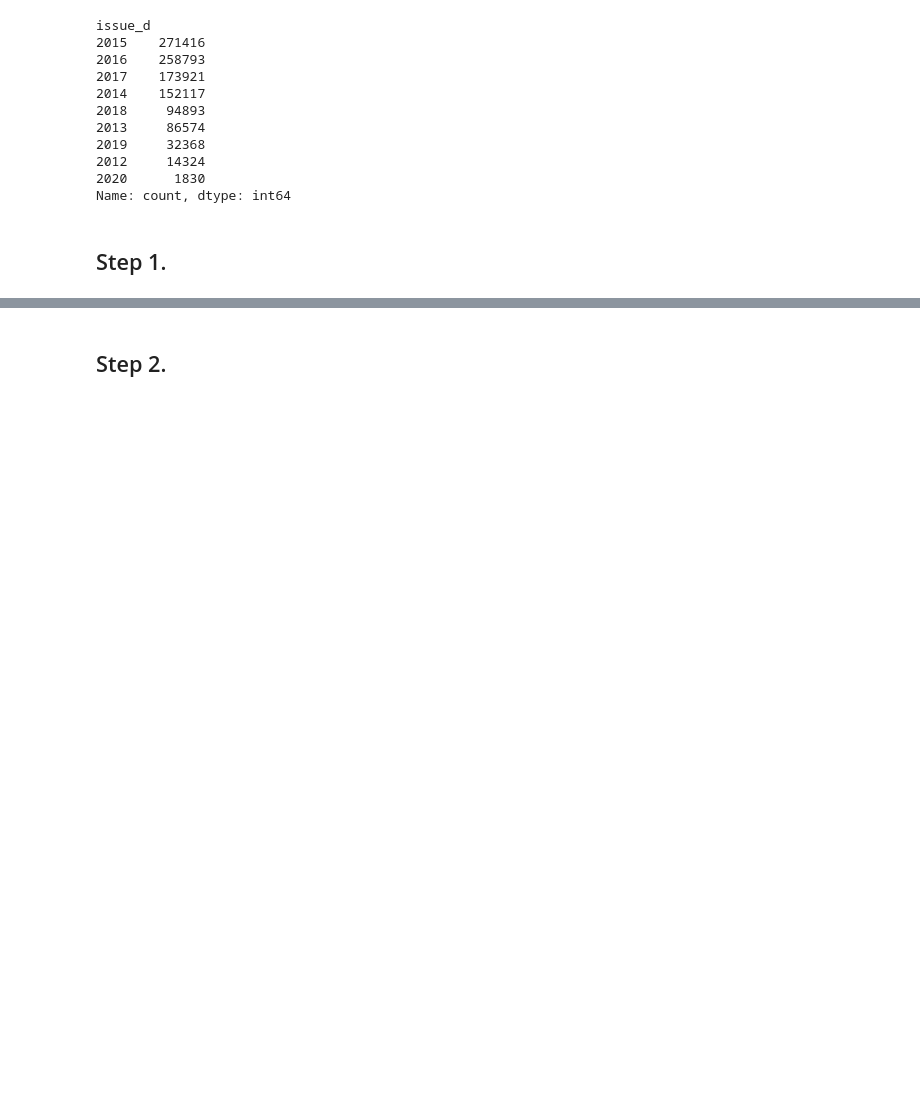
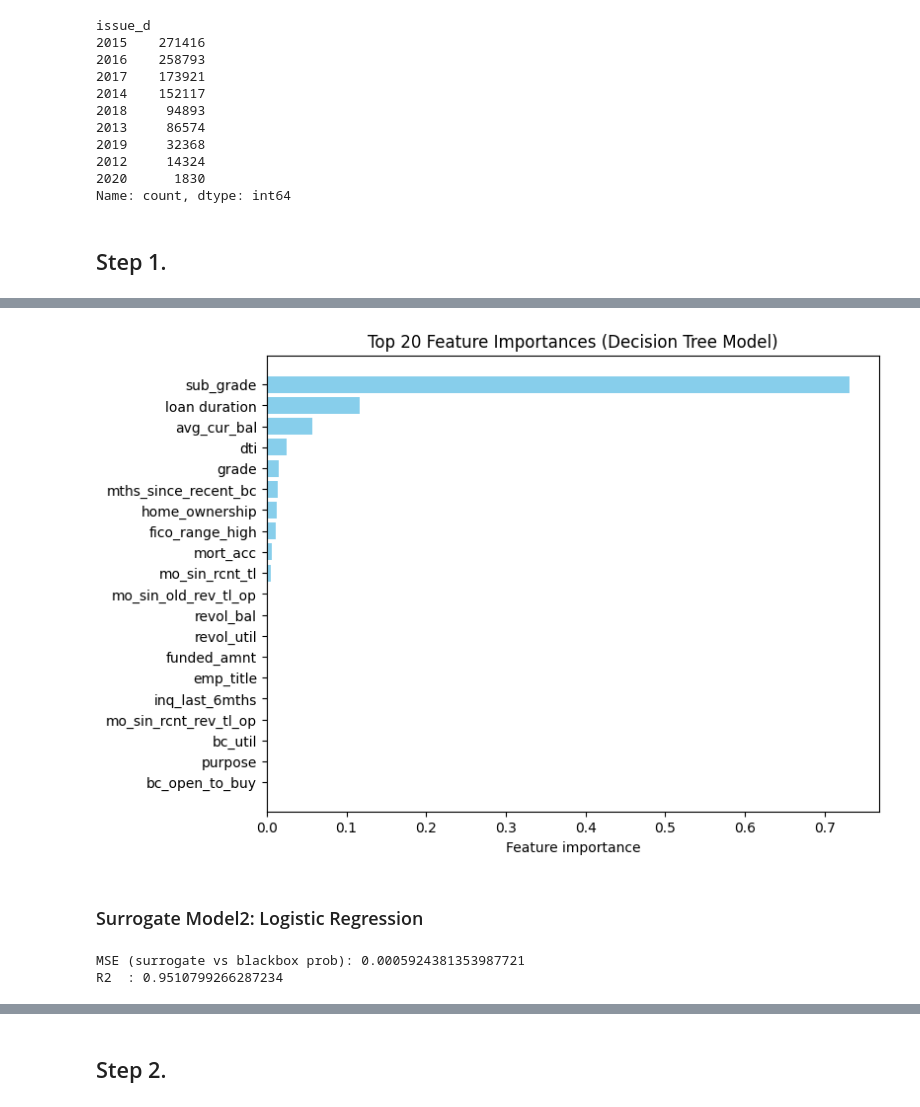
Before and after one commit to DENGDixin/isaf-g2, a Jupyter notebook: project.ipynb, the cells around one changed output, grey strips where cells are left out. Saved outputs shown, nothing was run; the diff lists cells and outputs as text; code cells hidden in the pictures; blank space fills up the shorter version.

```diff
--- a/project.ipynb
+++ b/project.ipynb
@@ -161,0 +265,21 @@ Name: count, dtype: int64
+# %%
+importances = final_model.feature_importances_
+
+feature_names = X_train_full.columns if hasattr(X_train_full, "columns") else [f"x{i}" for i in range(X_train_full.shape[1])]
+
+sorted_idx = np.argsort(importances)[::-1]
+top_n = 20
+top_idx = sorted_idx[:top_n]
+top_features = [feature_names[i] for i in top_idx]
+top_importances = importances[top_idx]
+
+plt.figure(figsize=(8,6))
+plt.barh(top_features, top_importances, color="skyblue")
+plt.xlabel("Feature importance")
+plt.title(f"Top {top_n} Feature Importances (Decision Tree Model)")
+plt.gca().invert_yaxis()
+plt.show()
+# %% [output]
+[figure, added]
+# %% [markdown]
+### Surrogate Model2: Logistic Regression
@@ -161,0 +318,20 @@ Name: count, dtype: int64
+# %%
+# pipeline: StandardScaler + Ridge Regression（as logistic surrogate）
+pipeline = Pipeline([
+    ("scaler", StandardScaler()),
+    ("model", Ridge(alpha=1.0))
+])
+
+pipeline.fit(X_train, z_train)
+
+z_pred = pipeline.predict(X_test)
+y_pred = expit(z_pred)
+
+mse = mean_squared_error(y_test, y_pred)
+r2 = r2_score(y_test, y_pred)
+
+print("MSE (surrogate vs blackbox prob):", mse)
+print("R2  :", r2)
+# %% [output]
+MSE (surrogate vs blackbox prob): 0.0005924381353987721
+R2  : 0.9510799266287234
```
Also changed, not shown: parts of 14 cells of this notebook.
